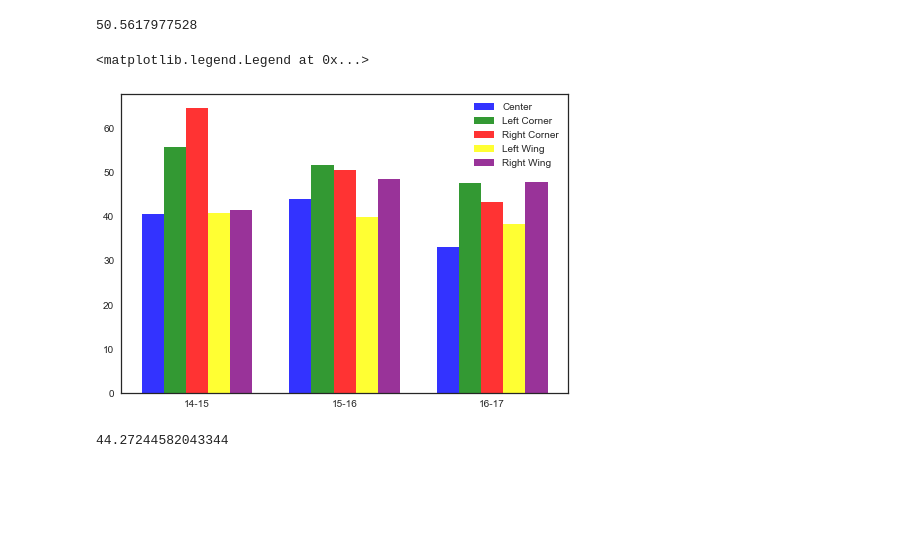
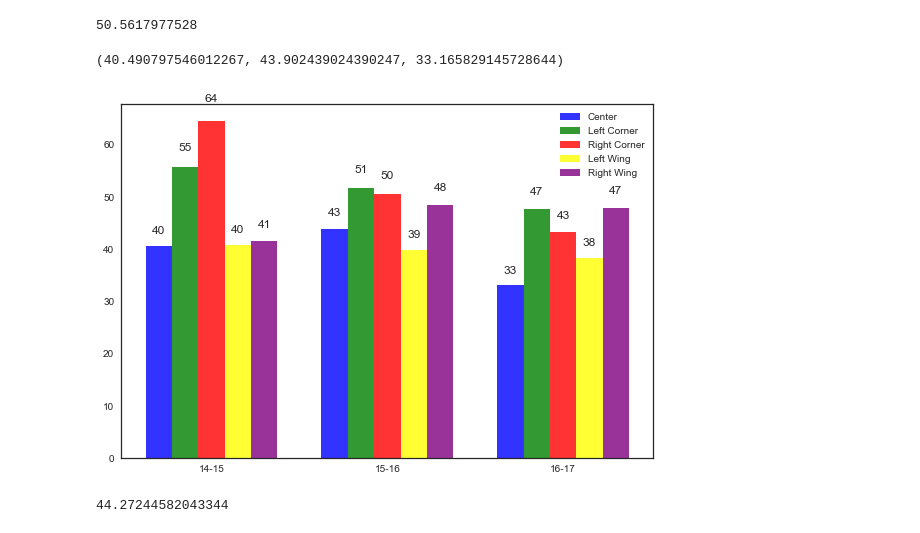
Before and after one commit to TomDonoghue/Pr_065, a Jupyter notebook: FInalProject.ipynb, the cells around one changed output. Cells and saved outputs as stored; diff of their text form; code cells hidden in the pictures; blank space fills up the shorter version.

```diff
--- a/FInalProject.ipynb
+++ b/FInalProject.ipynb
@@ -443,35 +443,48 @@ bar_width = 0.15
 opacity = 0.8
 
 rects1 = plt.bar(index, shots_center, bar_width,
                  alpha=opacity,
                  color='blue',
                  label='Center')
 
 rects2 = plt.bar(index + bar_width, shots_left_corner, bar_width,
                  alpha=opacity,
                  color='green',
                  label='Left Corner')
 
 rects3 = plt.bar(index + bar_width*2, shots_right_corner, bar_width,
                  alpha=opacity,
                  color='red',
                  label='Right Corner')
 
 rects4 = plt.bar(index + bar_width*3, shots_left_wing, bar_width,
                  alpha=opacity,
                  color='yellow',
                  label='Left Wing')
 
 rects5 = plt.bar(index + bar_width*4, shots_right_wing, bar_width,
                  alpha=opacity,
                  color='purple',
                  label='Right Wing')
+def autolabel(rects):
+    for rect in rects:
+        height = rect.get_height()
+        ax.text(rect.get_x() + rect.get_width()/2., 1.05*height,
+               '%d' % int(height),
+               ha='center', va='bottom')
+autolabel(rects1)
+autolabel(rects2)
+autolabel(rects3)
+autolabel(rects4)
+autolabel(rects5)
 
 plt.xticks(index + bar_width*2, ('14-15', '15-16', '16-17'))
 plt.legend()
+plt.tight_layout()
+shots_center
 # %% [output]
-<matplotlib.legend.Legend at 0x...>
+(40.490797546012267, 43.902439024390247, 33.165829145728644)
-[figure, old version]
+[figure, new version]
 # %%
 threept = df_shots[df_shots['SHOT_TYPE'] == '3PT Field Goal']
 # %%
```
